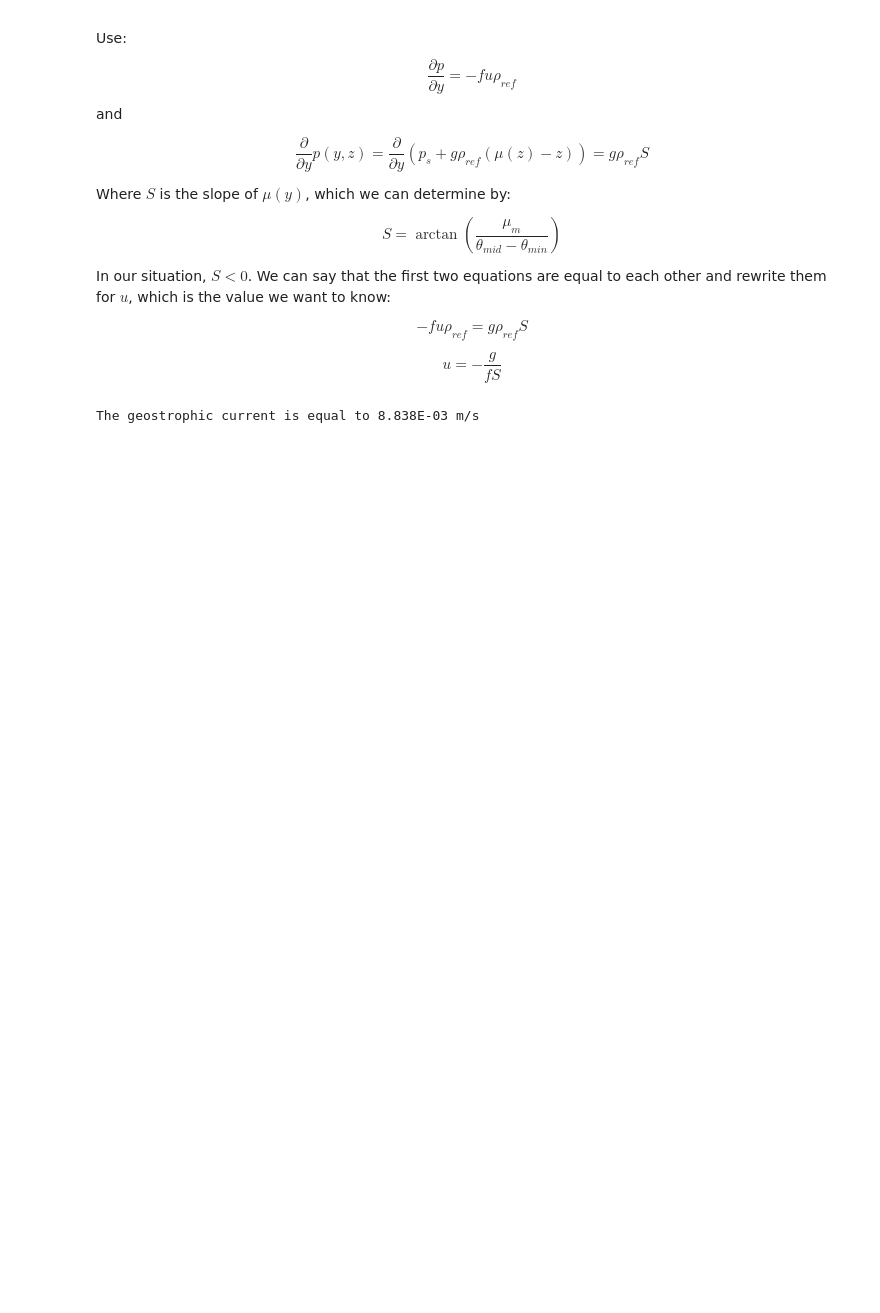
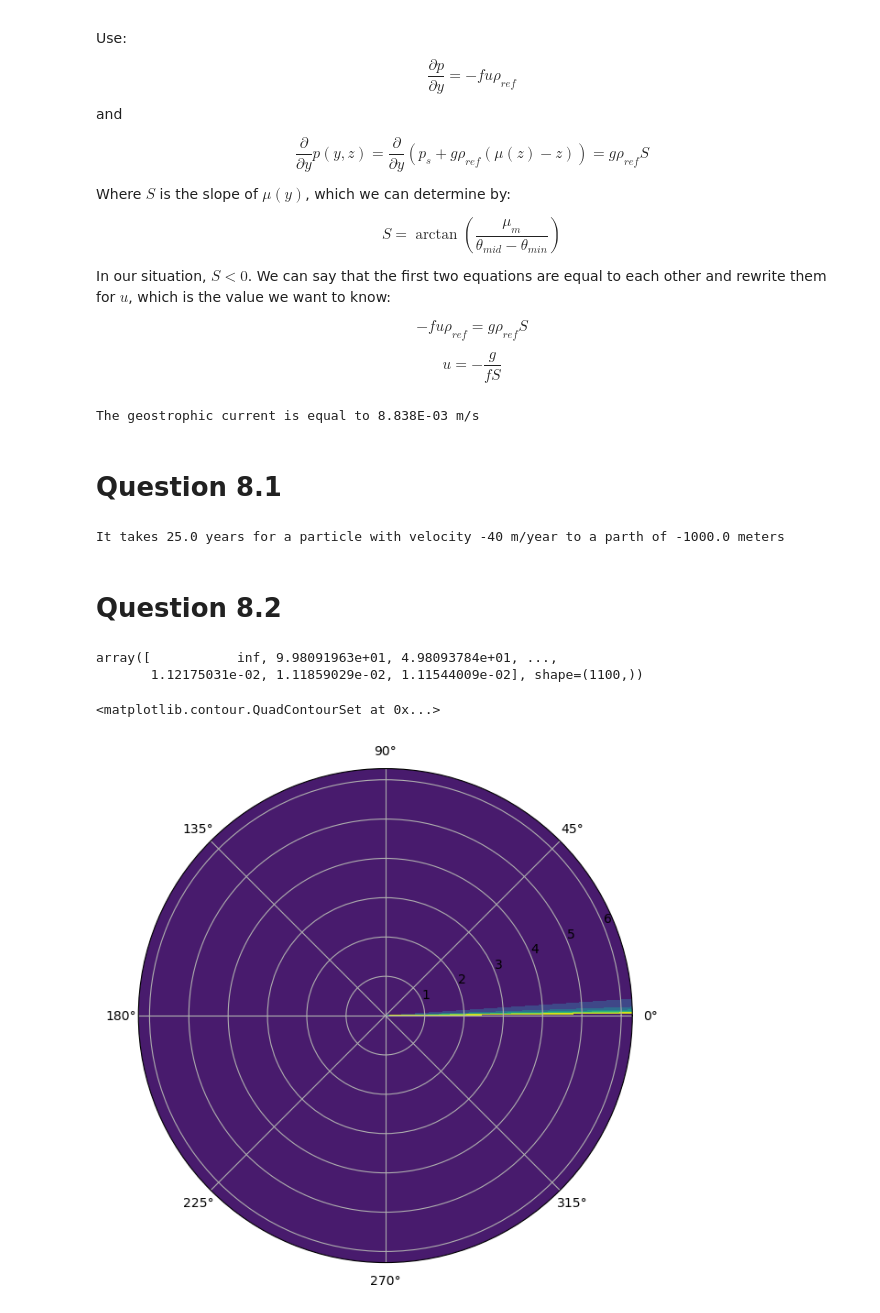
Before and after one commit to maxxyvvdb/Dynamics-Q2-projects, a Jupyter notebook: dynamics_mukund_gupta.ipynb, the cells around one changed output. Cells and saved outputs as stored; diff of their text form; code cells hidden in the pictures; blank space fills up the shorter version.

Commit message:
i have added polar coordinates

```diff
--- a/dynamics_mukund_gupta.ipynb
+++ b/dynamics_mukund_gupta.ipynb
@@ -103,3 +103,43 @@ u = -9.81/f*S
 print(f"The geostrophic current is equal to {u:.3E} m/s")
 # %% [output]
 The geostrophic current is equal to 8.838E-03 m/s
+# %% [markdown]
+# Question 8.1
+# %%
+diffusivity = 1e-5
+z = -1e3
+
+veloc = -40
+
+time = z/veloc
+print(f"It takes {time} years for a particle with velocity {veloc} m/year to a parth of {z} meters")
+# %% [output]
+It takes 25.0 years for a particle with velocity -40 m/year to a parth of -1000.0 meters
+# %% [markdown]
+# Question 8.2
+# %%
+def tau_theta_solution(r,theta):
+    return 1/r*np.exp(-r/theta)
+
+R = 10
+r_array = np.arange(0,R+1,0.01)
+
+theta_array = np.radians(np.arange(0, 361,1))
+
+stress_matrix = np.zeros((len(theta_array),len(r_array)))
+rmesh,thetamesh = np.meshgrid(r_array,theta_array)
+
+stress_matrix = tau_theta_solution(rmesh,thetamesh)
+# %%
+stress_matrix[300]
+# %% [output]
+array([           inf, 9.98091963e+01, 4.98093784e+01, ...,
+       1.12175031e-02, 1.11859029e-02, 1.11544009e-02], shape=(1100,))
+# %%
+plt.figure(figsize=(10,7))
+plt.axes(projection='polar')
+
+plt.contourf(rmesh,thetamesh,stress_matrix)
+# %% [output]
+<matplotlib.contour.QuadContourSet at 0x...>
+[figure, added]
```
